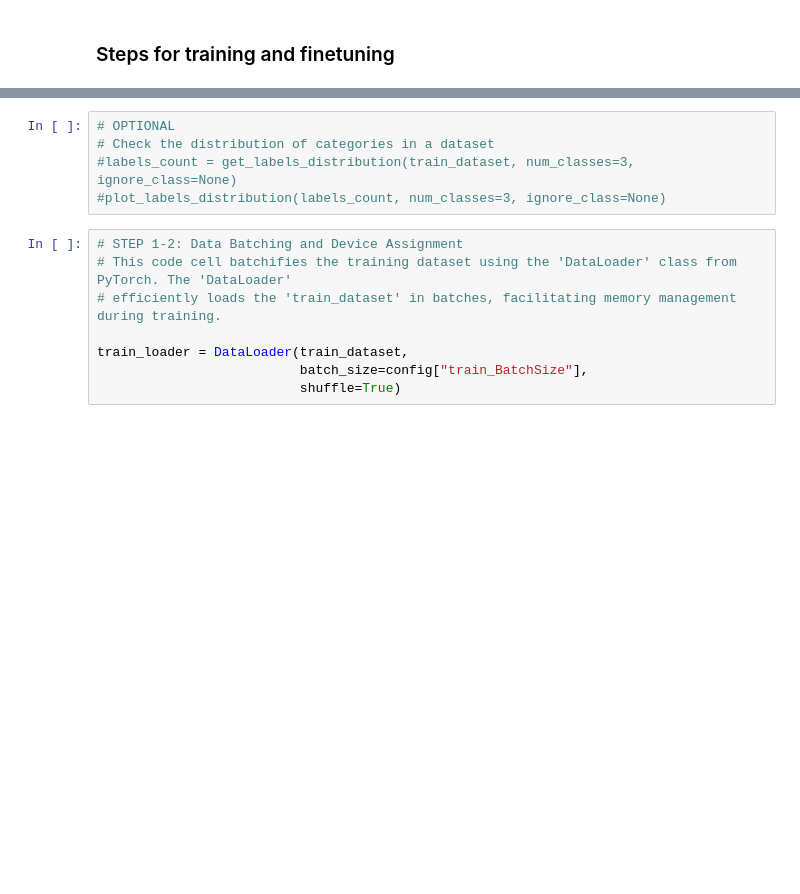
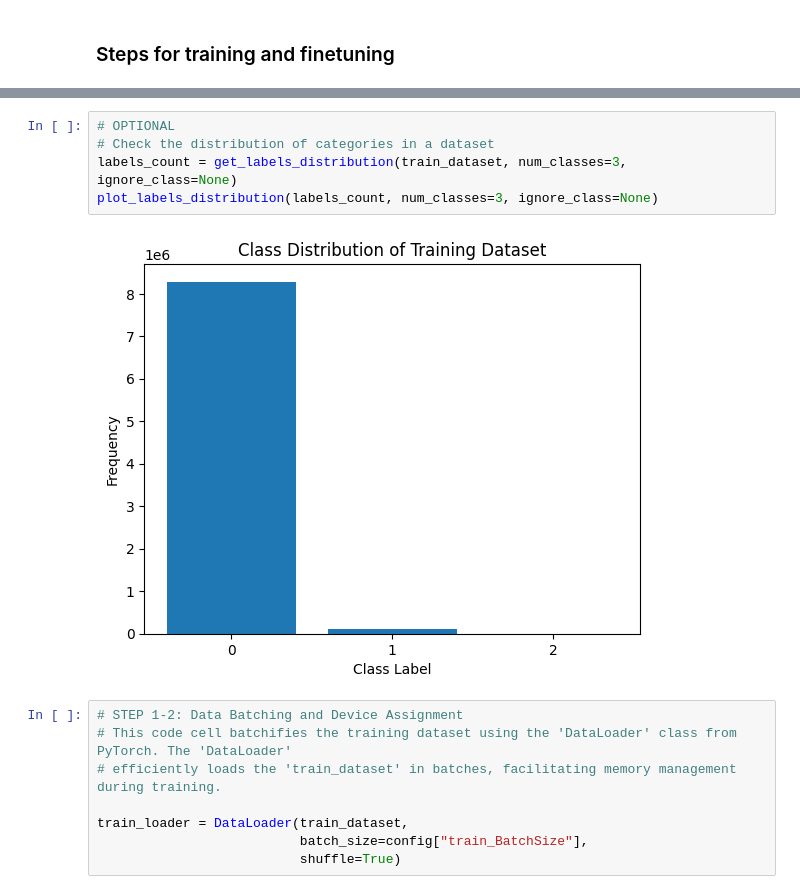
Before and after one commit to ClarkCGA/kenya-multitemporal-crop-segmentation-baseline, a Jupyter notebook: notebooks/main.ipynb, the cells around one changed output, grey strips where cells are left out. Cells and saved outputs as stored; diff of their text form; blank space fills up the shorter version.

```diff
--- a/notebooks/main.ipynb
+++ b/notebooks/main.ipynb
@@ -111,8 +113,10 @@ train_dataset = CropData(src_dir=config["src_dir"],
 # %%
 # OPTIONAL
 # Check the distribution of categories in a dataset
-#labels_count = get_labels_distribution(train_dataset, num_classes=3, ignore_class=None)
-#plot_labels_distribution(labels_count, num_classes=3, ignore_class=None)
+labels_count = get_labels_distribution(train_dataset, num_classes=3, ignore_class=None)
+plot_labels_distribution(labels_count, num_classes=3, ignore_class=None)
+# %% [output]
+[figure, added]
 # %%
 # STEP 1-2: Data Batching and Device Assignment
 # This code cell batchifies the training dataset using the 'DataLoader' class from PyTorch. The 'DataLoader'
```
Also changed, not shown: parts of 12 cells of this notebook, 11 other files.
